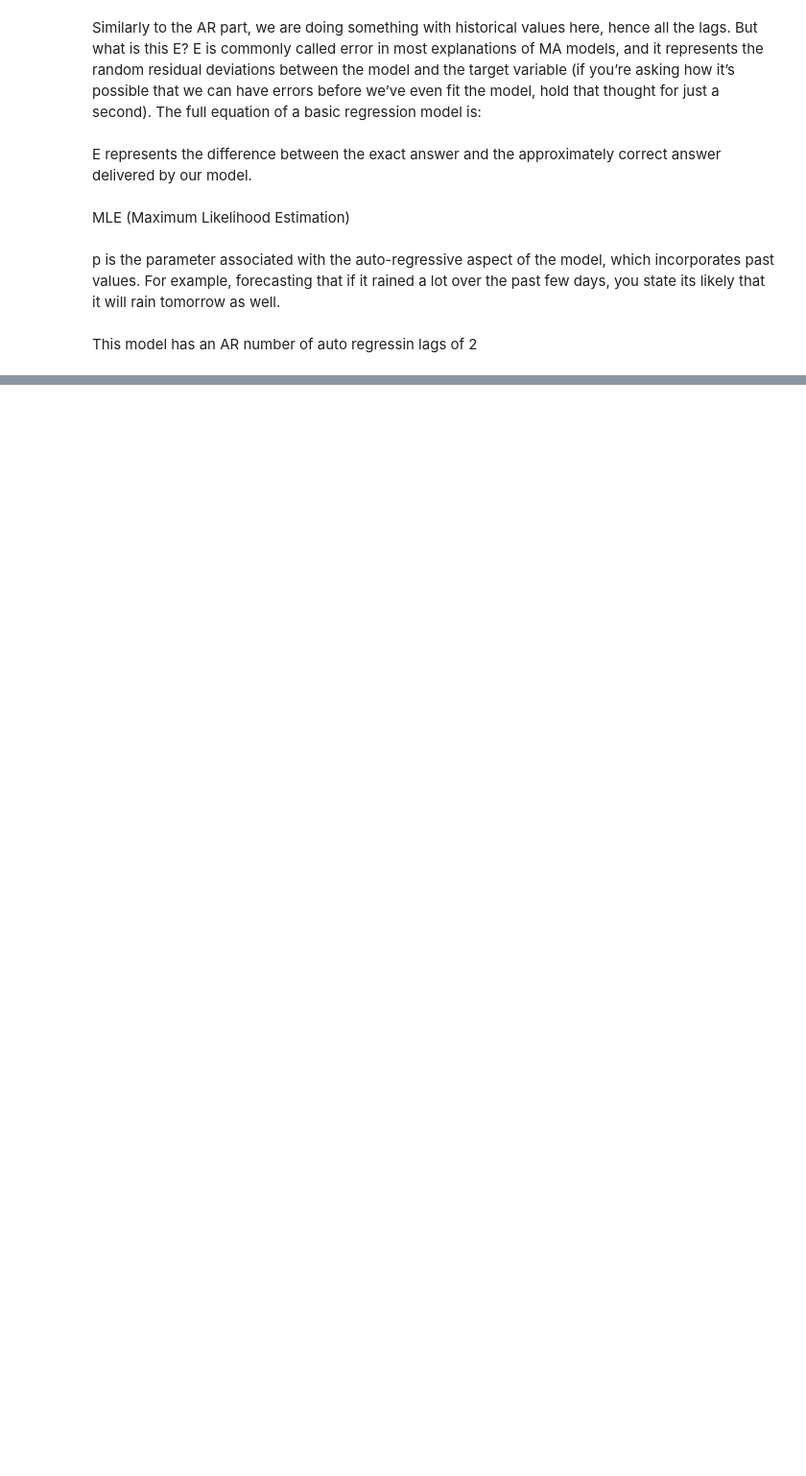
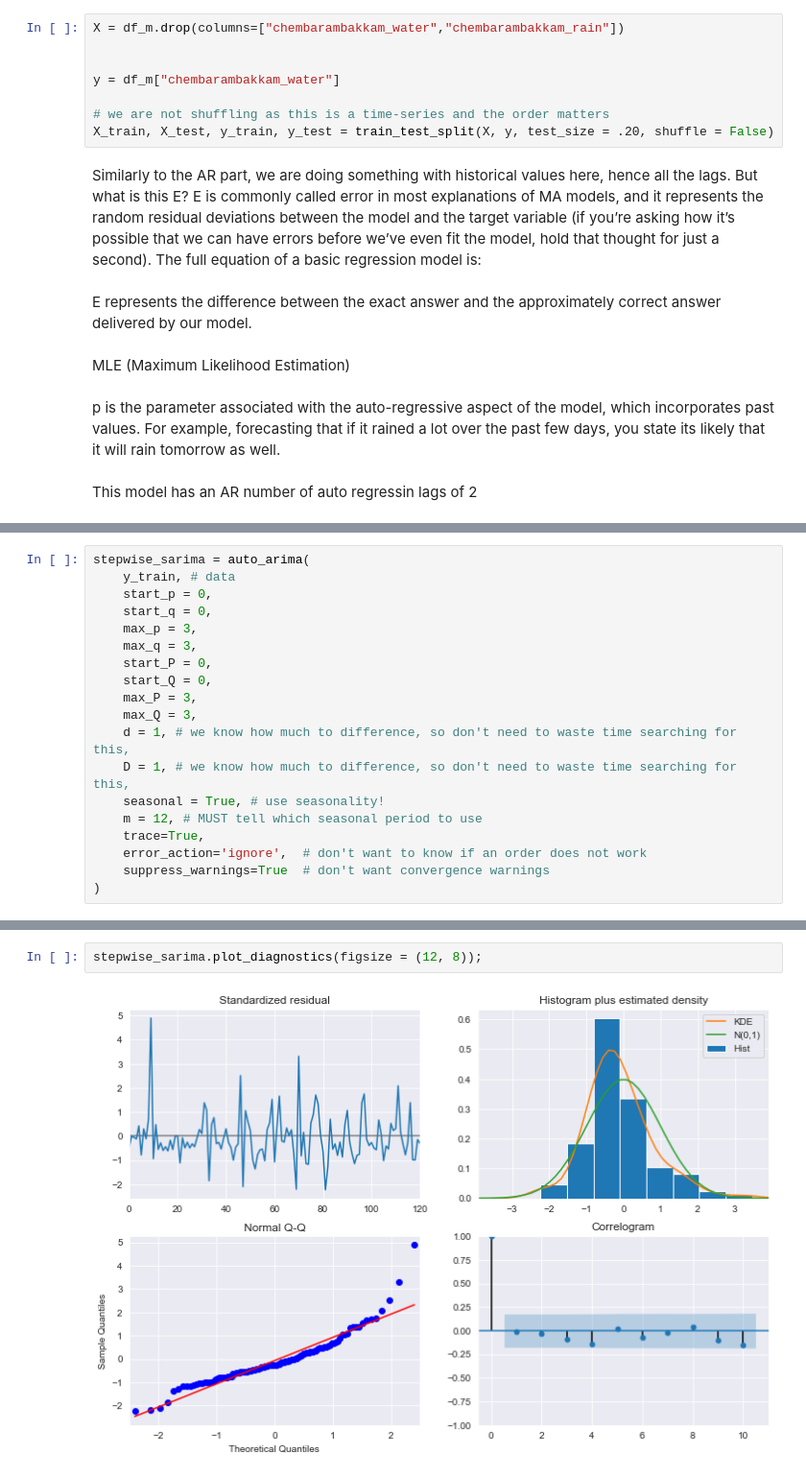
Before and after one commit to abrahamlewis4867/GA-Capstone-Project, a Jupyter notebook: code/Arima.ipynb, the cells around one changed output, grey strips where cells are left out. Shown at 96% size. Saved outputs shown, nothing was run; the diff lists cells and outputs as text; blank space fills up the shorter version.

```diff
--- a/code/Arima.ipynb
+++ b/code/Arima.ipynb
@@ -268,4 +287,12 @@ x.set(xlabel="Actual Water Level",
 [figure]
+# %%
+X = df_m.drop(columns=["chembarambakkam_water","chembarambakkam_rain"])
+
+
+y = df_m["chembarambakkam_water"]
+
+# we are not shuffling as this is a time-series and the order matters
+X_train, X_test, y_train, y_test = train_test_split(X, y, test_size = .20, shuffle = False)
 # %% [markdown]
 Similarly to the AR part, we are doing something with historical values here, hence all the lags. But what is this E? E is commonly called error in most explanations of MA models, and it represents the random residual deviations between the model and the target variable (if you’re asking how it’s possible that we can have errors before we’ve even fit the model, hold that thought for just a second).
 The full equation of a basic regression model is:
@@ -280,0 +326,19 @@ of 2
+# %%
+stepwise_sarima = auto_arima(
+    y_train, # data
+    start_p = 0,
+    start_q = 0,
+    max_p = 3,
+    max_q = 3,
+    start_P = 0,
+    start_Q = 0,
+    max_P = 3,
+    max_Q = 3,
+    d = 1, # we know how much to difference, so don't need to waste time searching for this,
+    D = 1, # we know how much to difference, so don't need to waste time searching for this,
+    seasonal = True, # use seasonality!
+    m = 12, # MUST tell which seasonal period to use
+    trace=True,
+    error_action='ignore',  # don't want to know if an order does not work
+    suppress_warnings=True  # don't want convergence warnings
+)
@@ -280,0 +392,4 @@ of 2
+# %%
+stepwise_sarima.plot_diagnostics(figsize = (12, 8));
+# %% [output]
+[figure, added]
```
Also changed, not shown: parts of 29 cells of this notebook, 1 other file.
